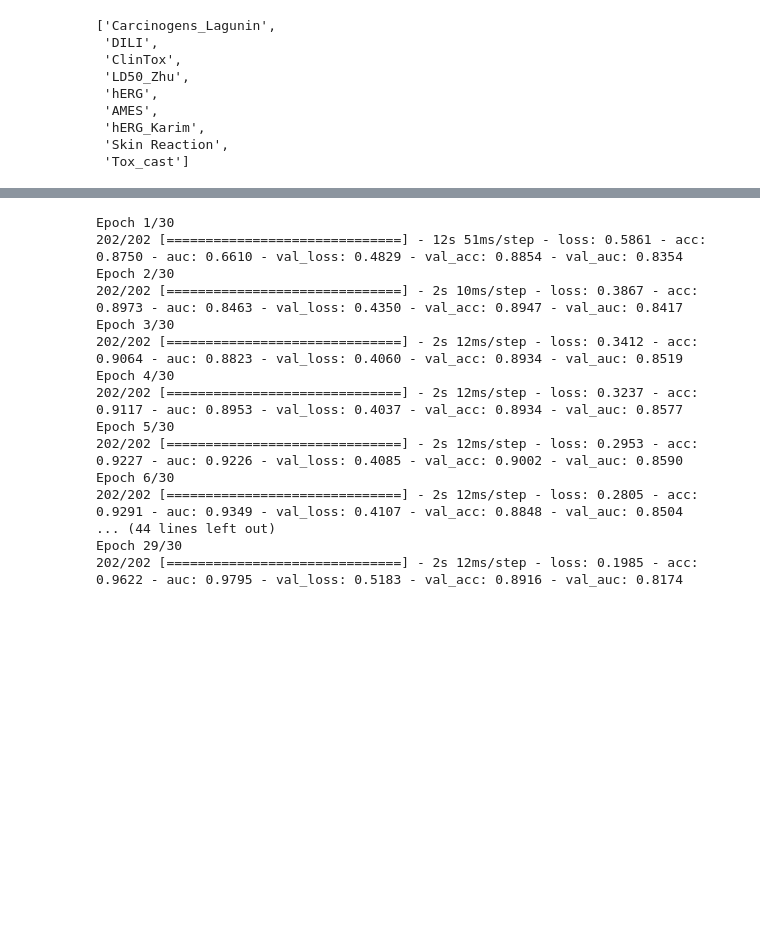
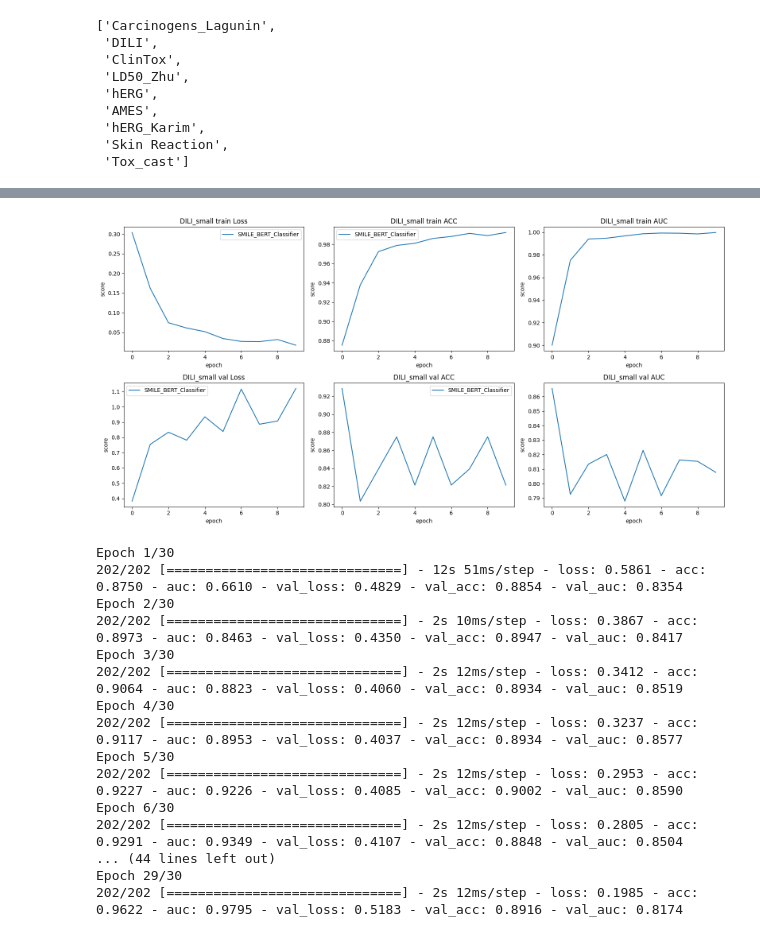
Before and after one commit to pop756/QM, a Jupyter notebook: excute tensor.ipynb, the cells around one changed output, grey strips where cells are left out. Drawn from its saved outputs; the diff is of its cells as text; code cells hidden in the pictures; blank space fills up the shorter version.

```diff
--- a/excute tensor.ipynb
+++ b/excute tensor.ipynb
@@ -433,0 +706,21 @@ Epoch 30/30
+# %%
+import pandas as pd
+
+# CSV 파일을 읽어옵니다.
+csv_file_path = './Final_data/CLS/BBBP_MoleculeNet.csv'
+df = pd.read_csv(csv_file_path)
+
+# 열 이름을 변경합니다.
+# 예를 들어, '기존열'을 '새로운열이름'으로 변경하는 경우:
+df.rename(columns={'기존열': '새로운열이름'}, inplace=True)
+
+# 수정된 데이터프레임을 CSV 파일로 저장합니다.
+df.to_csv('수정된파일경로.csv', index=False)
+# %%
+import pandas as pd
+
+# CSV 파일을 읽어옵니다.
+tox_names = ['hERG','hERG_Karim','AMES','DILI','Skin Reaction','Carcinogens_Lagunin', 'ClinTox']
+for tox_name in tox_names:
+    df = Tox(name=tox_name).get_data()
+    df.to_csv(f'{tox_name}.csv', index=False)
@@ -434,3 +802,7 @@ Epoch 30/30
+# %%
+execute.plot_history(models,tox_name+'_small',['SMILE_AIS'])
+# %% [output]
+[figure, added]
 # %%
 try:
     tox_execute_Bit.bit_forward(data_sets_bit['CYP2C9_Inhibitor_vNN-ADMET'])
```
Also changed, not shown: parts of 23 cells of this notebook, 6 other files.
